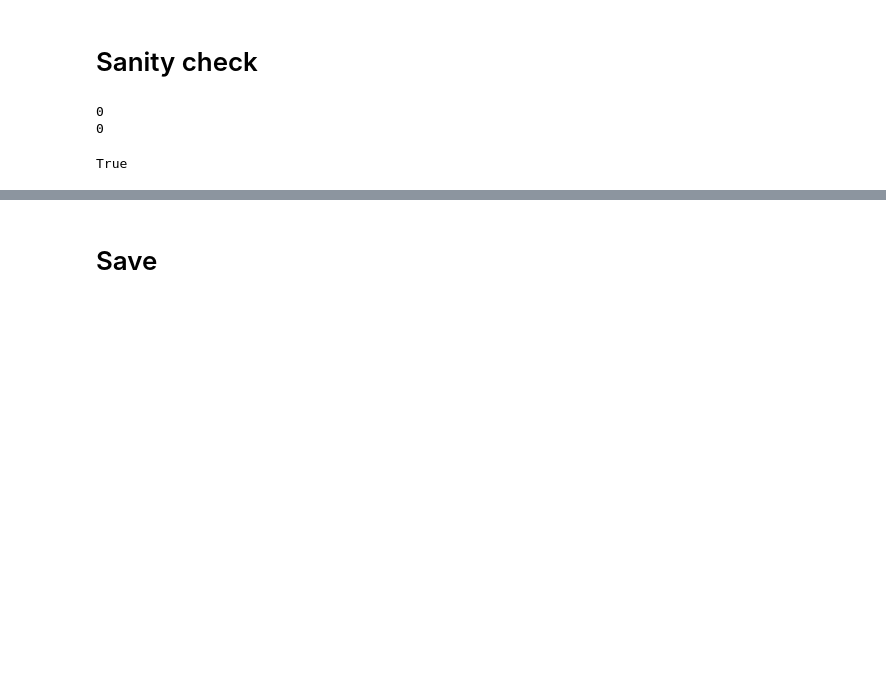
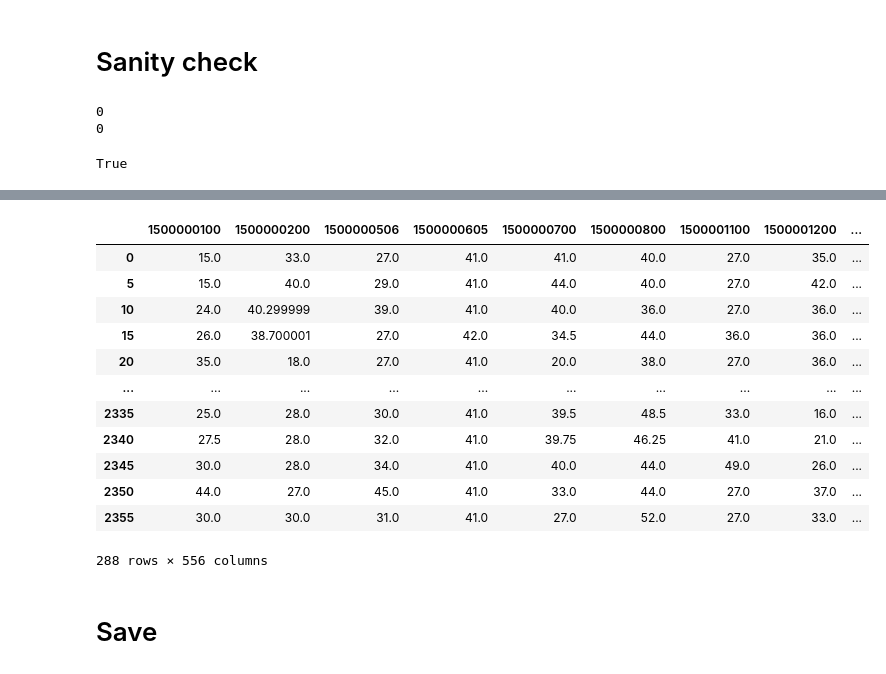
Before and after one commit to Talk-potato/Time-series-forecasting, a Jupyter notebook: preprocess/process_traffic_data.ipynb, the cells around one changed output, grey strips where cells are left out. Saved outputs shown, nothing was run; the diff lists cells and outputs as text; code cells hidden in the pictures; blank space fills up the shorter version.

```diff
--- a/preprocess/process_traffic_data.ipynb
+++ b/preprocess/process_traffic_data.ipynb
@@ -83,7 +65,8 @@ traffic_data[['Time', 'LINK_ID', 'Speed']].set_index(['LINK_ID', 'Time']).unstac
 # %%
-test = traffic_data[['Time', 'LINK_ID', 'Speed']].set_index(['LINK_ID', 'Time']).unstack(level=0)
-test.columns = [x[1] for x in test.columns.values]
-test
+traffic_data = traffic_data[['Time', 'LINK_ID', 'Speed']].set_index(['LINK_ID', 'Time']).unstack(level=0)
+traffic_data.columns = [x[1] for x in traffic_data.columns.values]
+traffic_data = traffic_data.sort_index()
+traffic_data
 # %% [output]
 |  | 1500000100 | 1500000200 | 1500000506 | 1500000605 | 1500000700 | 1500000800 | 1500001100 | 1500001200 | ... |
 | Time |  |  |  |  |  |  |  |  | ... |
@@ -118,0 +104,18 @@ True
+# %%
+l = len(traffic_data.index)
+prev = traffic_data.index[0]
+append_list = []
+idx_list = []
+pos = 1
+
+while pos < l:
+    cur = traffic_data.index[pos]
+    gap = (cur//100-prev//100)*60+cur%100-prev%100
+    for i in range(5, gap, 5):
+        prev += 5
+        if prev % 100 == 60:
+            prev += 40
+        append_list.append(((gap-i)*traffic_data.iloc[pos-1]+i*traffic_data.iloc[pos])/gap)
+        idx_list.append(prev)
+    pos += 1
+    prev = cur
@@ -119,3 +142,21 @@ True
+# %%
+traffic_data = pd.concat([traffic_data, pd.DataFrame(append_list, index=idx_list)]).sort_index()
+# %%
+traffic_data
+# %% [output]
+|  | 1500000100 | 1500000200 | 1500000506 | 1500000605 | 1500000700 | 1500000800 | 1500001100 | 1500001200 | ... |
+| 0 | 15.0 | 33.0 | 27.0 | 41.0 | 41.0 | 40.0 | 27.0 | 35.0 | ... |
+| 5 | 15.0 | 40.0 | 29.0 | 41.0 | 44.0 | 40.0 | 27.0 | 42.0 | ... |
+| 10 | 24.0 | 40.299999 | 39.0 | 41.0 | 40.0 | 36.0 | 27.0 | 36.0 | ... |
+| 15 | 26.0 | 38.700001 | 27.0 | 42.0 | 34.5 | 44.0 | 36.0 | 36.0 | ... |
+| 20 | 35.0 | 18.0 | 27.0 | 41.0 | 20.0 | 38.0 | 27.0 | 36.0 | ... |
+| ... | ... | ... | ... | ... | ... | ... | ... | ... | ... |
+| 2335 | 25.0 | 28.0 | 30.0 | 41.0 | 39.5 | 48.5 | 33.0 | 16.0 | ... |
+| 2340 | 27.5 | 28.0 | 32.0 | 41.0 | 39.75 | 46.25 | 41.0 | 21.0 | ... |
+| 2345 | 30.0 | 28.0 | 34.0 | 41.0 | 40.0 | 44.0 | 49.0 | 26.0 | ... |
+| 2350 | 44.0 | 27.0 | 45.0 | 41.0 | 33.0 | 44.0 | 27.0 | 37.0 | ... |
+| 2355 | 30.0 | 30.0 | 31.0 | 41.0 | 27.0 | 52.0 | 27.0 | 33.0 | ... |
+288 rows × 556 columns
 # %% [markdown]
 # Save
 # %%
```
Also changed, not shown: parts of 6 cells of this notebook, 2 other files.
